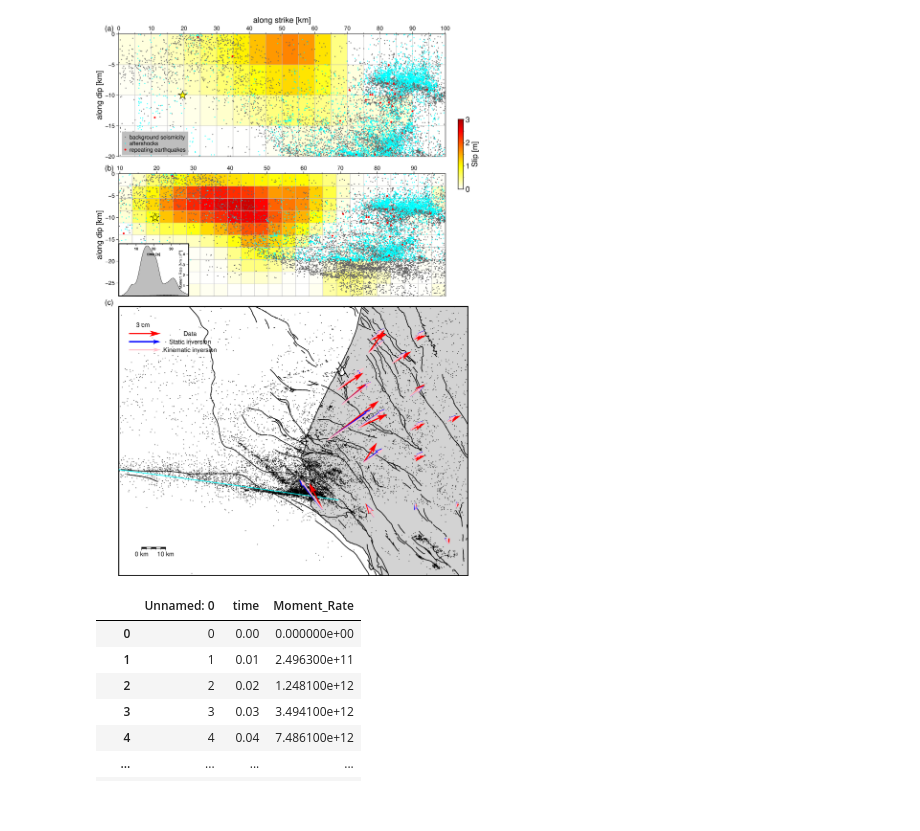
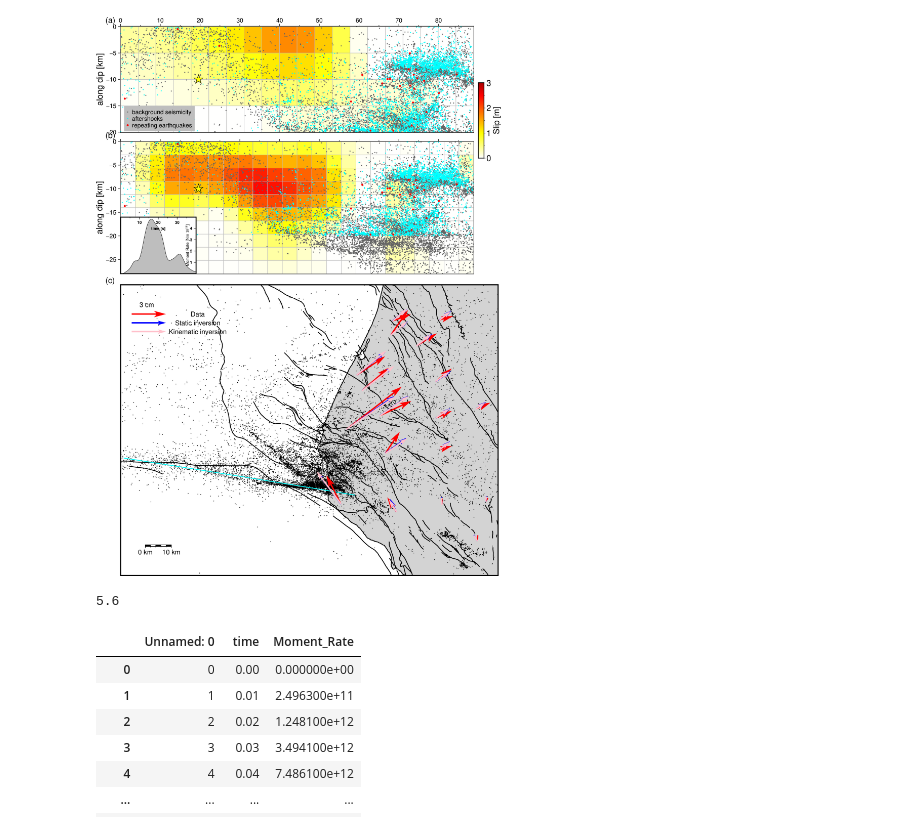
Before and after one commit to Thomas-Ulrich/2024CapeMendocinoEarthquake, a Jupyter notebook: figures/figure2/plot.ipynb, the cells around one changed output. Drawn from its saved outputs; the diff is of its cells as text; code cells hidden in the pictures.

```diff
--- a/figures/figure2/plot.ipynb
+++ b/figures/figure2/plot.ipynb
@@ -32,7 +32,8 @@ gnss = pd.read_csv('./gnss_data.csv')
 static_inv_gnss_syn = pd.read_csv('./static_inv_gnss_syn.csv')
 fault_cords = pd.read_csv('./fault_cords.csv')
 
-kinematic_inv = pd.read_csv('./kinematic_inv.csv')
+kinematic_inv = pd.read_csv('./Solucion_strike_98.param', skiprows=10, delim_whitespace=True, header=None)
+kinematic_inv.columns = ['lat', 'lon', 'depth', 'slip', 'rake', 'strike', 'dip', 't_rup', 't_ris', 't_fal', 'mo']
 kinematic_inv_gnss_syn = pd.read_csv('./kinematic_inv_gnss_syn.csv')
 # %%
 cpt = Cpt('./slip.cpt')
@@ -43,3 +40,7 @@ stf = stf[stf.time <= 21]
+# %%
+stf = pd.read_csv('./stf.csv')
+stf = stf[stf.time <= 21]
+stf = pd.concat([stf, pd.DataFrame([[21, 0]], columns=['time', 'Moment_Rate'])])
 # %%
 
 
@@ -155,10 +156,10 @@ fig.text(position='TL', no_clip=True, text='(c)', font='12p,Helvetica,black', of
 
 ### panel b #####
 fig.shift_origin(yshift='16c')
-fig.basemap(projection='X18.7c/7c', region=[9.7, 98.5, -28., 0], frame=['WbNr', 'xa10f5', 'ya5+lalong dip [km]'])
+fig.basemap(projection='X18.7c/7c', region=[0, 88.8, -28., 0], frame=['Wbnr', 'xa10f5', 'ya5+lalong dip [km]'])
 dist_dip = 0
 for along_dip in range(10):
-    dist_stk = 9.7
+    dist_stk = 0
     for  along_stk in range(24):
         subfault = kinematic_inv.iloc[along_dip * 24 + along_stk]
         r = dist_stk
@@ -175,38 +176,42 @@ fig.plot(x = repeating_cat.along_stk_disloc, y=-repeating_cat.depth, style='c0.1
 fig.plot(x = mainshock.along_stk_disloc, y=-mainshock.depth, style='a0.5c', fill='yellow', pen='0.5p,black')
 fig.text(position='TL', no_clip=True, text='(b)', font='12p,Helvetica,black', offset='-0.8c/0.5c')
 with pygmt.config(FONT_LABEL='24p,Helvetica,black', FONT_ANNOT_PRIMARY='24p,Helvetica,black'):
-    fig.colorbar(frame=['xa1f0.5+lSlip [m]', 'ya0.5'], position='g102/-3.5+w4c/0.3c', cmap='slip.cpt')
+    fig.colorbar(frame=['xa1f0.5+lSlip [m]', 'ya0.5'], position='g90/-3.5+w4c/0.3c', cmap='slip.cpt')
 
 ### panel b inset ###
 fig.shift_origin(yshift='0.0c', xshift='0.0c')
 with pygmt.config(FONT_LABEL='8p,Helvetica-Bold,black', FONT_ANNOT_PRIMARY='8p,Helvetica-Bold,black'):
     fig.basemap(projection='X4c/3c', region=[0.0001, 20.9999, 0.001, 5], frame=['tblr+gwhite'])
 fig.plot(x=stf.time, y=stf.Moment_Rate / 1e18, pen='0.3p,black', close=True, fill='gray')
 with pygmt.config(FONT_LABEL='6p,Helvetica-Bold,black', FONT_ANNOT_PRIMARY='6p,Helvetica-Bold,black', MAP_FRAME_TYPE='inside'):
     fig.basemap(projection='X4c/3c', region=[0.0001, 39.999, 0.001, 5], frame=['lNbE', 'xa10f5+ltime [s]', 'ya1+lMoment Rate [Nm @[10^{18}@[]'])
 
 
 ### panel a #####
-fig.shift_origin(yshift='8.0c')
-fig.basemap(projection='X18.7c/7c', region=[0, 100, -20, 0], frame=['WNbr', 'xa10f5+lalong strike [km]', 'ya5+lalong dip [km]'])
+fig.shift_origin(yshift='7.5c')
+fig.basemap(projection='X18.7c/5.6c', region=[0, 88.8, -20., 0], frame=['WbNr', 'xa10f5', 'ya5+lalong dip [km]'])
 for i, row in static_inv.iterrows():
     fig.plot(x=[row.r, row.l, row.l, row.r], y=-np.array([row.t, row.t, row.b, row.b]), pen='0.5p,gray', close=True, fill=cpt(row.slip))
 cc = 100
 fig.plot(x = background.along_stk_disloc, y=-background.depth, style='c0.05c', fill=f'{cc}/{cc}/{cc}', label='background seismicity')
 fig.plot(x = cat_on_fault.along_stk_disloc, y=-cat_on_fault.depth, style='c0.05c', fill='cyan', label='aftershocks')
 fig.plot(x = repeating_cat.along_stk_disloc, y=-repeating_cat.depth, style='c0.1c', fill='red', label='repeating earthquakes')
 fig.plot(x = mainshock.along_stk_disloc, y=-mainshock.depth, style='a0.5c', fill='yellow', pen='0.5p,black')
 
 
 
 fig.text(position='TL', no_clip=True, text='(a)', font='12p,Helvetica,black', offset='-0.8c/0.5c')
 fig.legend(position='n0.01/0.01', box='+ggray')
 
 
 
 fig.show(width=1200)
 # %% [output]
-[figure, old version]
+[figure, new version]
+# %%
+7 / 5 * 4
+# %% [output]
+5.6
 # %%
 stf
 # %% [output]
```
Also changed, not shown: parts of 4 cells of this notebook, 15 other files.
